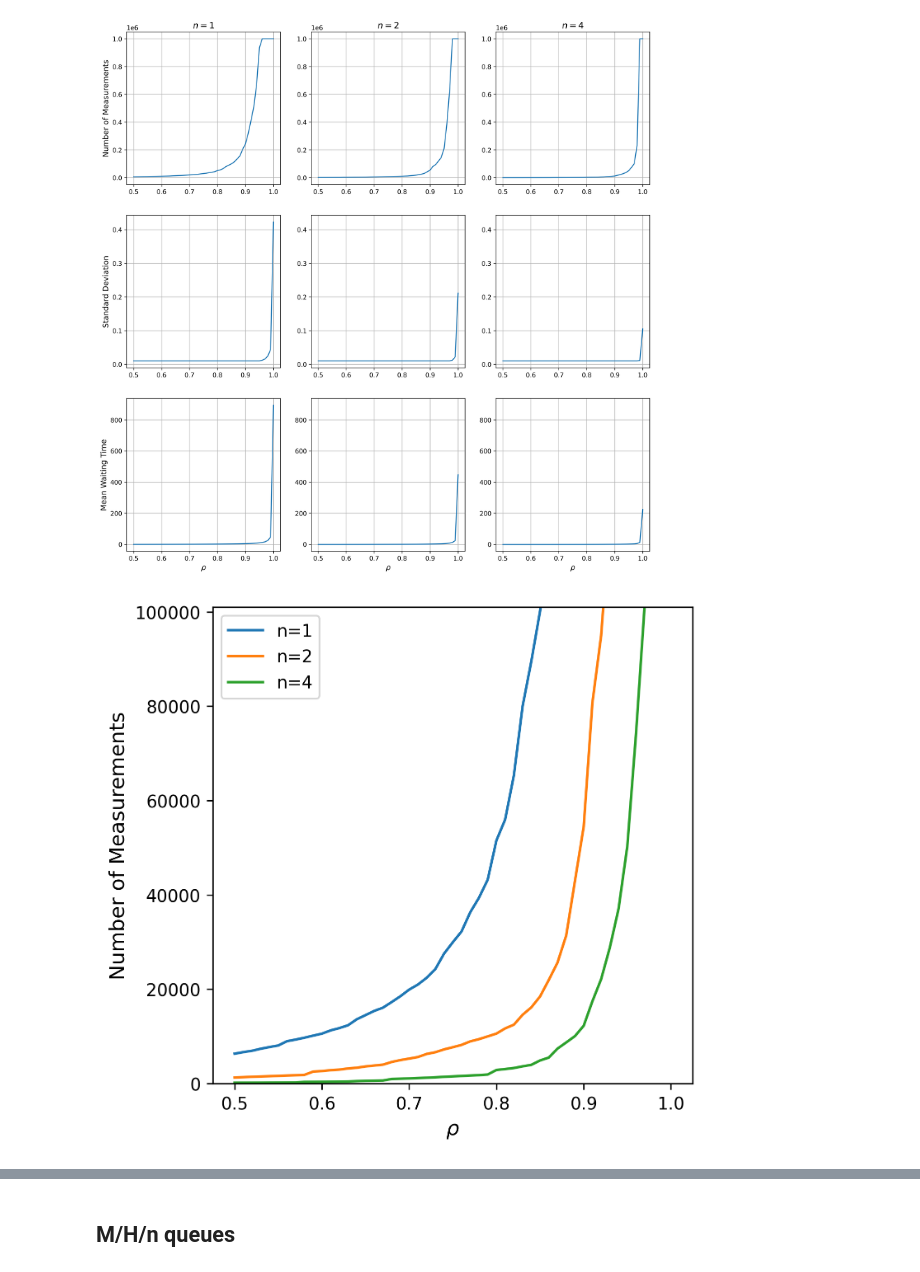
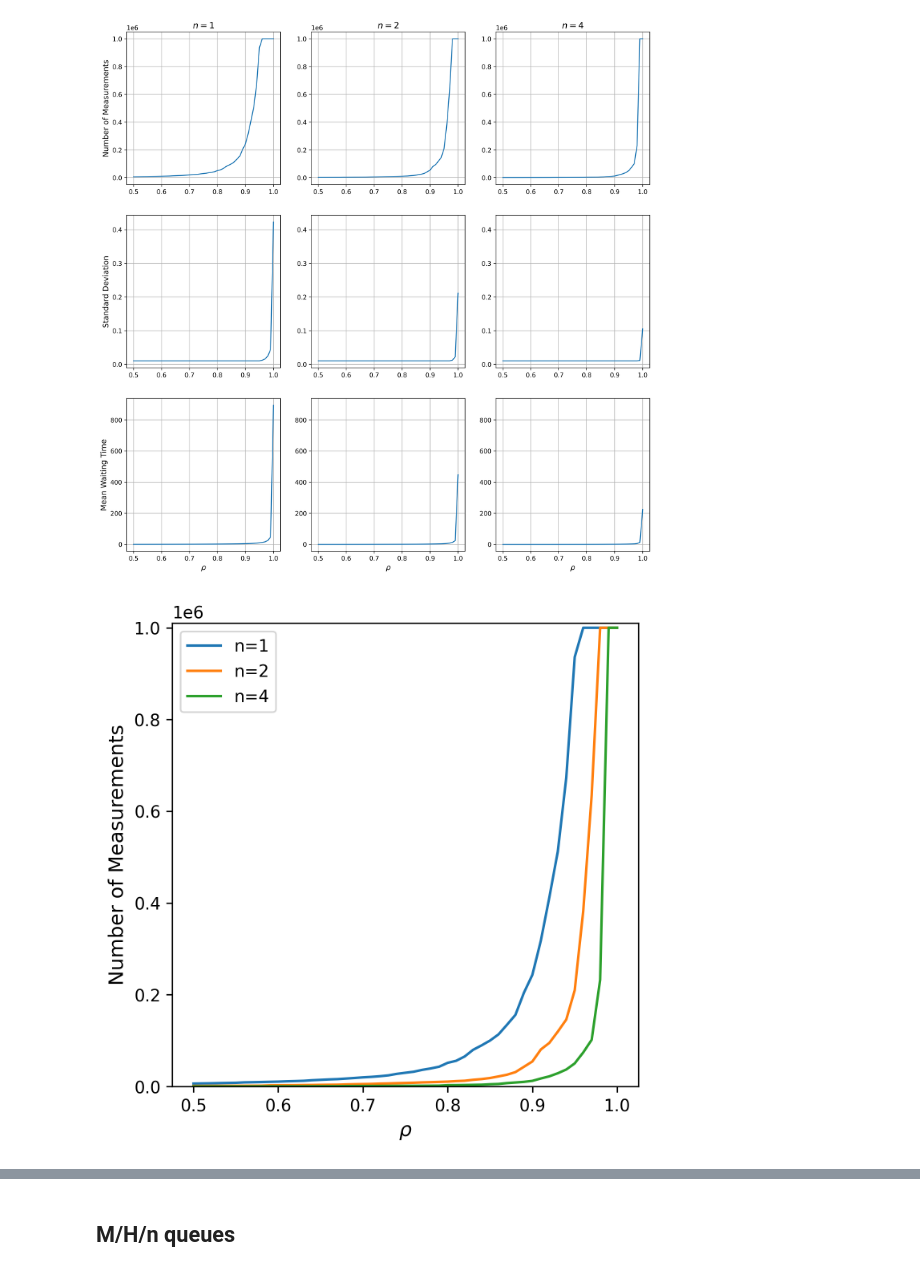
Before and after one commit to tuaosh/StochSim-Assignment-2, a Jupyter notebook: simulations.ipynb, the cells around one changed output, grey strips where cells are left out. Drawn from its saved outputs; the diff is of its cells as text; code cells hidden in the pictures.

```diff
--- a/simulations.ipynb
+++ b/simulations.ipynb
@@ -442,19 +447,19 @@ plt.show()
 # %%
 fig, ax = plt.subplots(1, 1, figsize=(5, 5))
 ax.plot(RHO, [len(l) for l in list_M_D_1], label="n=1")
 ax.plot(RHO, [len(l) for l in list_M_D_2], label="n=2")
 ax.plot(RHO, [len(l) for l in list_M_D_4], label="n=4")
 
 ax.set_ylabel("Number of Measurements", fontsize=12)
 
 ax.set_xlabel(r"$\rho$", fontsize=12)
 
-ax.set_ylim(0, 101000)
+ax.set_ylim(0, 1010000)
 ax.legend()
 
 plt.show()
 # %% [output]
-[figure, old version]
+[figure, new version]
 # %%
 fig, ax = plt.subplots(1, 1, figsize=(5, 5))
 ax.plot(RHO, means_M_D_1, label="n=1")
```
Also changed, not shown: parts of 6 cells of this notebook.
